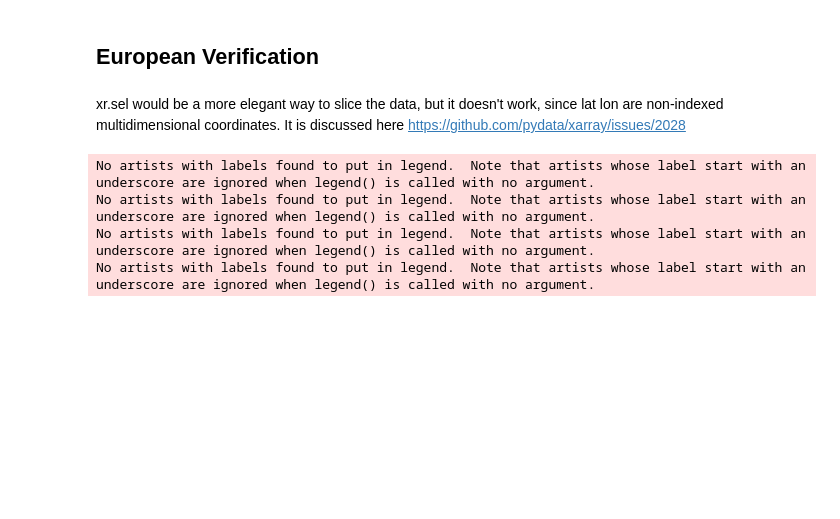
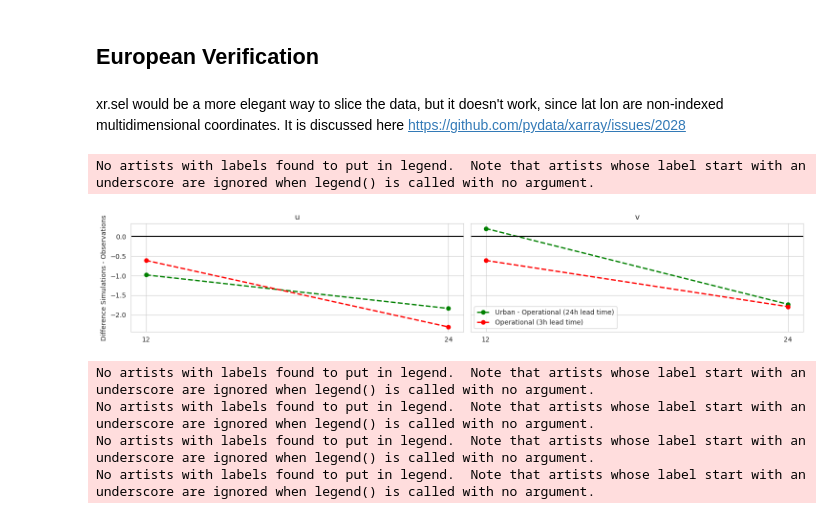
Before and after one commit to maymeret/master_thesis, a Jupyter notebook: verification.ipynb, the cells around one changed output. Drawn from its saved outputs; the diff is of its cells as text; code cells hidden in the pictures; blank space fills up the shorter version.

```diff
--- a/verification.ipynb
+++ b/verification.ipynb
@@ -228,6 +284,67 @@ urb_24_temp_europe = urb_24_temp.where((urb_24_temp.lat >= 20) & (urb_24_temp.la
 
 op_12_temp_europe = op_12_temp.where((op_12_temp.lat >= 20) & (op_12_temp.lat <= 80) & (op_12_temp.lon >= -10) & (op_12_temp.lon <= 30), drop=True)
 op_24_temp_europe = op_24_temp.where((op_24_temp.lat >= 20) & (op_24_temp.lat <= 80) & (op_24_temp.lon >= -10) & (op_24_temp.lon <= 30), drop=True)
+# %%
+x = np.unique(urb_12_pilot_europe.varno)
+varno = ['u', 'v']
+
+
+fig, ax = plt.subplots(1, len(x), figsize=(15, 3), sharey=True)
+
+dataset_12 = {
+    'operational_12h': op_12_pilot_europe,
+    'urban_12h': urb_12_pilot_europe,
+}
+
+dataset_24 = {
+    'operational_24h': op_24_pilot_europe,
+    'urban_24h': urb_24_pilot_europe,
+}
+
+dataset_12h_3hlt = {'operational_12h_3hlt': op_12_pilot_europe}
+dataset_24h_3hlt = {'operational_12h_3hlt': op_24_pilot_europe}
+
+for i, x_value in enumerate(x):
+    for label, data in dataset_12.items():
+        diff_data_12 = (data.veri_data[5, :].where(data.varno == x_value).mean() -
+                        data.obs.where(data.varno == x_value).mean())
+        diff_numeric_12 = diff_data_12.astype(float).item()
+    for label, data in dataset_24.items():
+        diff_data_24 = (data.veri_data[5, :].where(data.varno == x_value).mean() -
+                        data.obs.where(data.varno == x_value).mean())
+        diff_numeric_24 = diff_data_24.astype(float).item()
+
+    ax[i].plot([1, 2], [diff_numeric_12, diff_numeric_24], marker='o', color='g', linestyle='--', linewidth=2, label='Urban - Operational (24h lead time)')
+
+    for label, data in dataset_12h_3hlt.items():
+        for label, data in dataset_12.items():
+            diff_data_12 = (data.veri_data[0, :].where(data.varno == x_value).mean() -
+                        data.obs.where(data.varno == x_value).mean())
+            diff_numeric_12 = diff_data_12.astype(float).item()
+        for label, data in dataset_24h_3hlt.items():
+            diff_data_24 = (data.veri_data[0, :].where(data.varno == x_value).mean() -
+                        data.obs.where(data.varno == x_value).mean())
+            diff_numeric_24 = diff_data_24.astype(float).item()
+
+    ax[i].plot([1, 2], [diff_numeric_12, diff_numeric_24], marker='o', color='r', linestyle='--', linewidth=2, label='Operational (3h lead time)')
+
+
+    ax[i].set_title(varno[i])
+#    ax[i].set_xlabel('Lead Time')
+    ax[-1].legend()
+    ax[i].set_xticks([1, 2])
+    ax[i].set_xticklabels(['12', '24'])
+    ax[i].grid(True)
+    ax[i].axhline(y=0, color='black', linestyle='-')
+
+ax[0].set_ylabel('Difference Simulations - Observations')
+
+plt.tight_layout()
+
+plt.show()
+# %% [output]
+No artists with labels found to put in legend.  Note that artists whose label start with an underscore are ignored when legend() is called with no argument.
+[figure, added]
 # %%
 x = np.unique(urb_12_synop_europe.varno)
 varno = ['Geopotential', 'u', 'v', 'RH', '2m_T']
```
Also changed, not shown: parts of 11 cells of this notebook.
